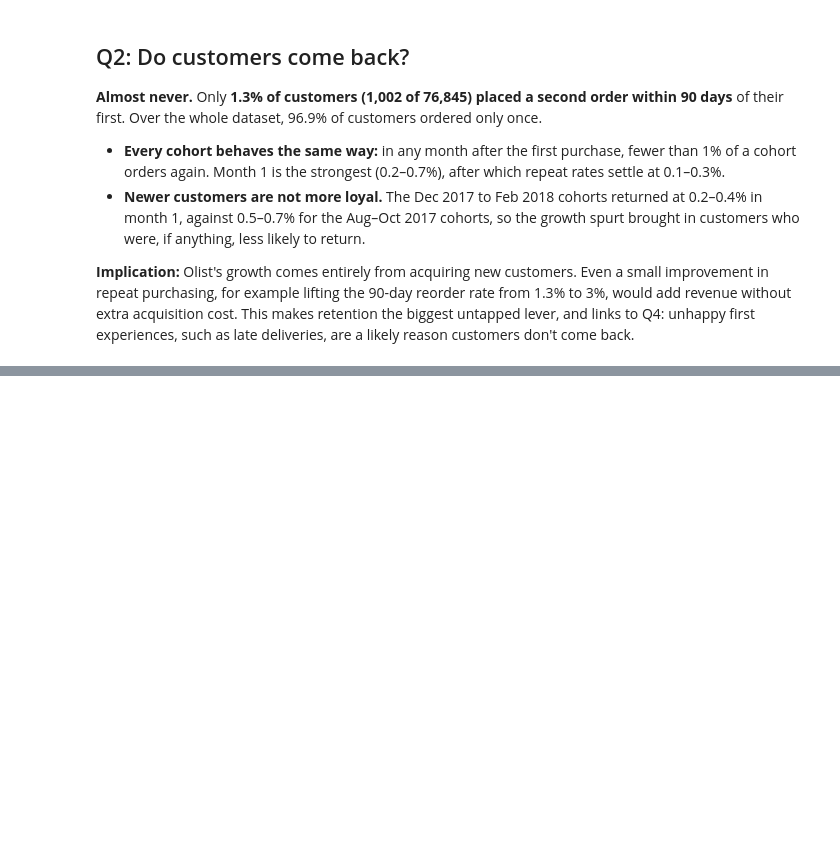
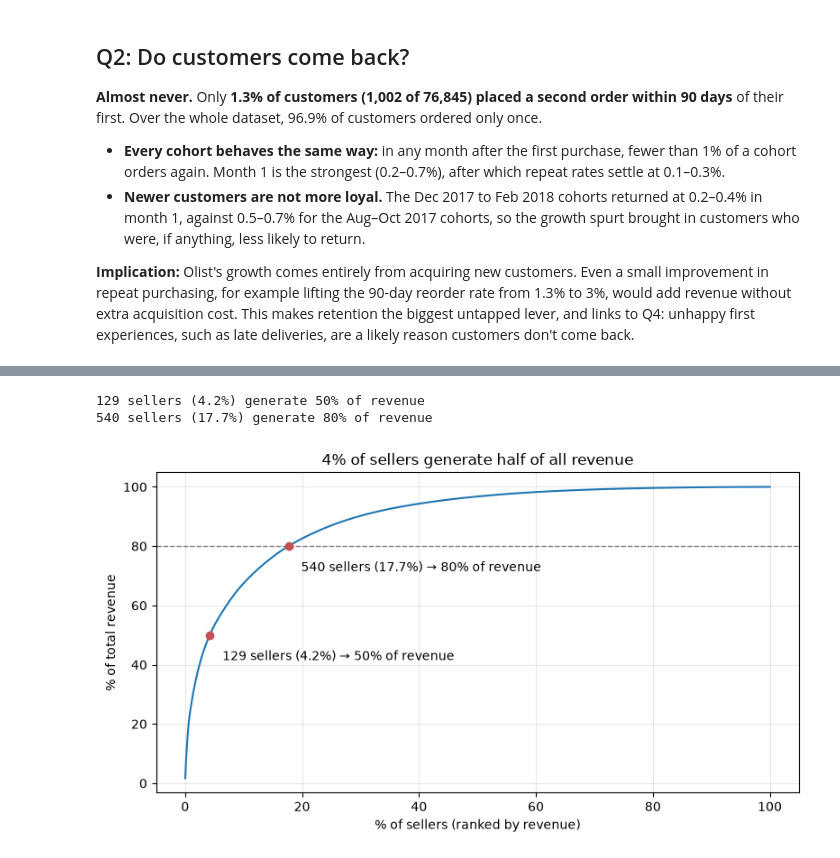
Before and after one commit to Omj69/olist-ecommerce-analytics, a Jupyter notebook: notebooks/02_analysis.ipynb, the cells around one changed output, grey strips where cells are left out. Cells and saved outputs as stored; diff of their text form; code cells hidden in the pictures; blank space fills up the shorter version.

```diff
--- a/notebooks/02_analysis.ipynb
+++ b/notebooks/02_analysis.ipynb
@@ -270,0 +330,43 @@ q("""
+# %%
+curve = q("""
+    WITH seller_rev AS (
+        SELECT seller_id, sum(price)::DOUBLE AS revenue
+        FROM marts.fct_order_items
+        WHERE is_valid_sale
+        GROUP BY 1
+    )
+    SELECT row_number() OVER (ORDER BY revenue DESC) AS seller_rank,
+           count(*) OVER ()                          AS n_sellers,
+           sum(revenue) OVER (ORDER BY revenue DESC
+                              ROWS BETWEEN UNBOUNDED PRECEDING AND CURRENT ROW)
+             / sum(revenue) OVER ()                  AS cum_share
+    FROM seller_rev
+    ORDER BY seller_rank
+""")
+
+for target in (0.5, 0.8):
+    k = int(curve.loc[curve["cum_share"] >= target, "seller_rank"].iloc[0])
+    print(f"{k} sellers ({k / len(curve):.1%}) generate {target:.0%} of revenue")
+# %% [output]
+129 sellers (4.2%) generate 50% of revenue
+540 sellers (17.7%) generate 80% of revenue
+# %%
+fig, ax = plt.subplots(figsize=(8, 4.5))
+ax.plot(100 * curve["seller_rank"] / curve["n_sellers"], 100 * curve["cum_share"])
+ax.axhline(80, ls="--", color="grey", lw=1)
+
+for target in (0.5, 0.8):
+    k = int(curve.loc[curve["cum_share"] >= target, "seller_rank"].iloc[0])
+    x = 100 * k / len(curve)
+    ax.plot(x, 100 * target, "o", color="#C44E52")
+    ax.annotate(f"{k} sellers ({x:.1f}%) → {target:.0%} of revenue",
+                xy=(x, 100 * target), xytext=(10, -20), textcoords="offset points")
+
+ax.set_xlabel("% of sellers (ranked by revenue)")
+ax.set_ylabel("% of total revenue")
+ax.set_title("4% of sellers generate half of all revenue")
+ax.grid(alpha=0.3)
+fig.tight_layout()
+fig.savefig(FIG + "seller_pareto.png", dpi=150)
+# %% [output]
+[figure, added]
```
Also changed, not shown: parts of 4 cells of this notebook, 2 other files.
